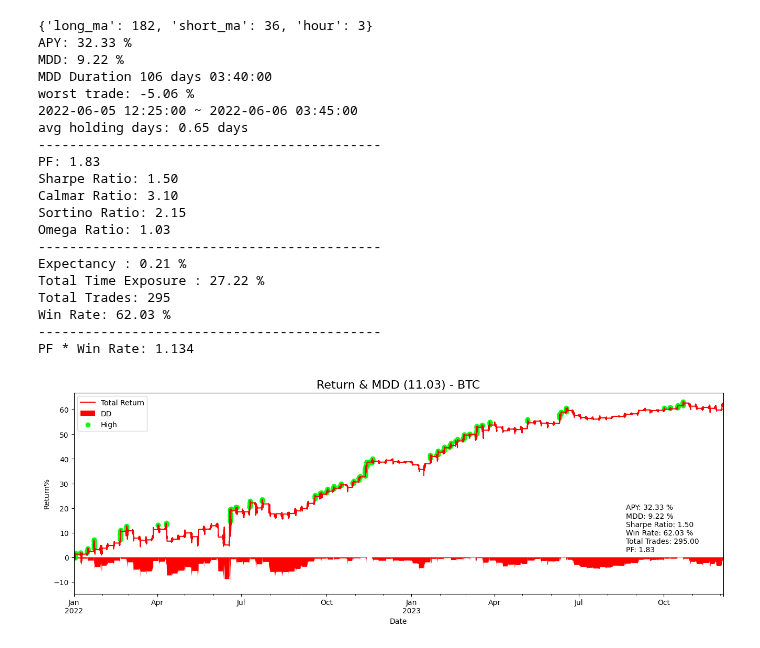
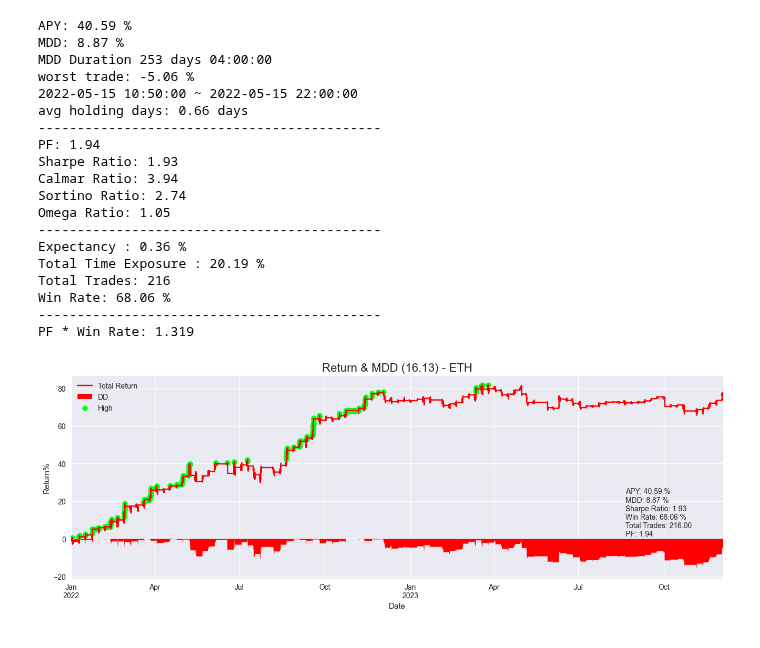
Before and after one commit to JohnsonHsiao/DC_capital_intern, a Jupyter notebook: strategy_research/CTA_TEST/Crypto/ma2reverse/bt_lab.ipynb, the cells around one changed output. Drawn from its saved outputs; the diff is of its cells as text; code cells hidden in the pictures.

```diff
--- a/strategy_research/CTA_TEST/Crypto/ma2reverse/bt_lab.ipynb
+++ b/strategy_research/CTA_TEST/Crypto/ma2reverse/bt_lab.ipynb
@@ -19,7 +19,7 @@ from src.strategy.Analyzer import Analyzer
 from src.strategy.MultiTester import MultiTester
 from src.utils import plot_return_mdd,twinx_plot # as utils
 from ma2reverse import get_data,Strategy
-# plt.style.use('seaborn')
+plt.style.use('seaborn')
 # %%
 df_dict = {}
 candidate = ['ETH','BTC','BNB','SOL','MATIC',
@@ -40,41 +45,40 @@ data = pd.read_csv('/Users/johnsonhsiao/DC_capital_intern/strategy_research/CTA_
 # %%
 start = '2022-01-01'
 sep = ''
 end = ''
 
-params = eval(data['params'].iloc[i])
-print(params)
-
+# params = eval(data['params'].iloc[i])
+# print(params)
+params = {'long_ma': 134, 'short_ma': 72, 'hour': 2, 'sl': 5}
 side = 'both'
 config = {'freq':'5min', 'lag':1, 'fee': 0.0003, 'weekend_filter':False}
-coin = 'BTC'
+coin = 'ETH'
 
 df = df_dict[coin]
 strategy = Strategy(df=df.loc[start:], configs=config)
 _pf = strategy.strategy(side = side,params=params)
 trades = _pf.trades.records_readable
 analyze = Analyzer(strategy)
 # analyze.show_period_analysis(trades)
 value = analyze.show_pf_analysis(params, side, coin, axv_index='')
 # %% [output]
-{'long_ma': 182, 'short_ma': 36, 'hour': 3}
-APY: 32.33 %
-MDD: 9.22 %
-MDD Duration 106 days 03:40:00
+APY: 40.59 %
+MDD: 8.87 %
+MDD Duration 253 days 04:00:00
 worst trade: -5.06 %
-2022-06-05 12:25:00 ~ 2022-06-06 03:45:00
-avg holding days: 0.65 days
+2022-05-15 10:50:00 ~ 2022-05-15 22:00:00
+avg holding days: 0.66 days
 --------------------------------------------
-PF: 1.83
-Sharpe Ratio: 1.50
-Calmar Ratio: 3.10
-Sortino Ratio: 2.15
-Omega Ratio: 1.03
+PF: 1.94
+Sharpe Ratio: 1.93
+Calmar Ratio: 3.94
+Sortino Ratio: 2.74
+Omega Ratio: 1.05
 --------------------------------------------
-Expectancy : 0.21 %
-Total Time Exposure : 27.22 %
-Total Trades: 295
-Win Rate: 62.03 %
+Expectancy : 0.36 %
+Total Time Exposure : 20.19 %
+Total Trades: 216
+Win Rate: 68.06 %
 --------------------------------------------
-PF * Win Rate: 1.134
+PF * Win Rate: 1.319
-[figure, old version]
+[figure, new version]
```
Also changed, not shown: parts of 3 cells of this notebook, 7 other files.
